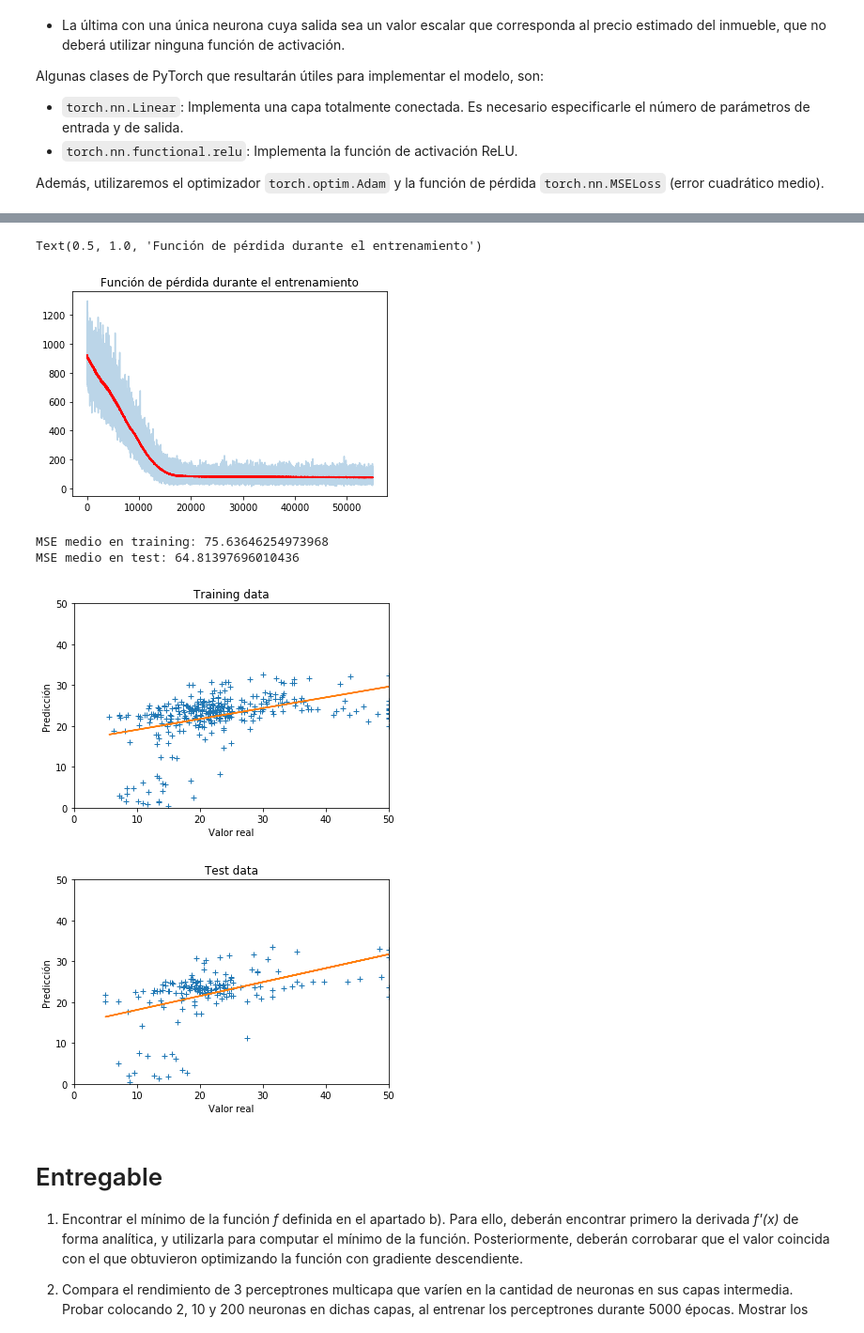
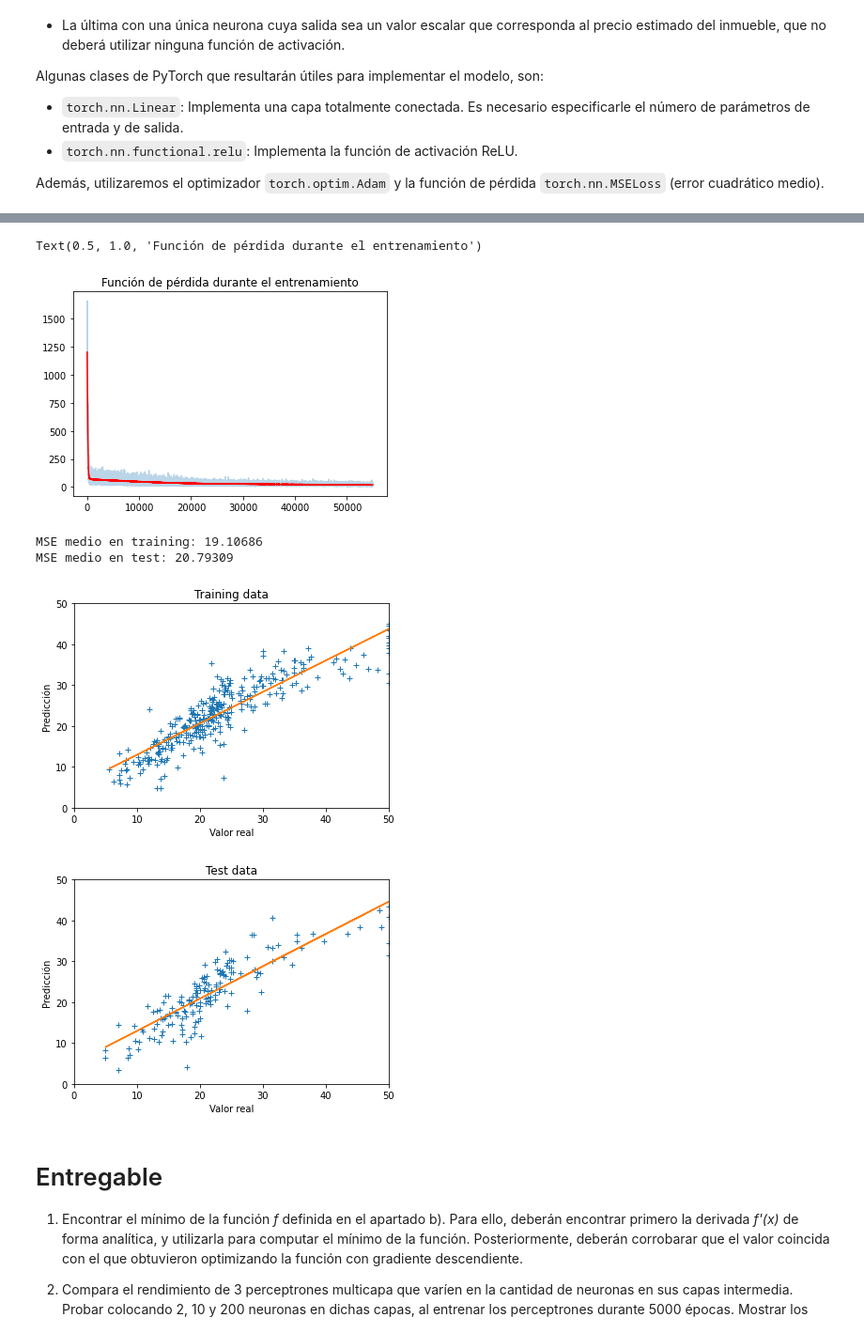
Before and after one commit to EmilianoLS/DiTellaML, a Jupyter notebook: Deep Learning/Practica_2_Estudiantes.ipynb, the cells around one changed output, grey strips where cells are left out. Shown at 94% size. Cells and saved outputs as stored; diff of their text form; code cells hidden in the pictures.

```diff
--- a/Deep Learning/Practica_2_Estudiantes.ipynb
+++ b/Deep Learning/Practica_2_Estudiantes.ipynb
@@ -178,25 +178,28 @@ learning_rate = 0.00001
 class Net(torch.nn.Module):
     def __init__(self, input_features, size_hidden, n_output):
         super(Net, self).__init__()
-        self.hidden1 = .....
-        self.hidden2 = .....
-        self.out = .....
+        self.hidden1 = nn.Linear(input_features, size_hidden) # First layer
+        self.hidden2 = nn.Linear(size_hidden, size_hidden)    # Second layer
+        self.out = nn.Linear(size_hidden, n_output)           # Output layer
 
     def forward(self, x):
-        x = .....      # activation function for hidden layer
-                     # linear output
+        x = F.relu(self.hidden1(x))      # activation function for hidden layer linear output
+        x = F.relu(self.hidden2(x))
+        x = self.out(x)
         return x
 
 # Definimos el modelo del perceptrón
-net = Net( .... , ..... , ......)
+# Establezco el tamaño de entrada a la red (cantidad de features entrantes)
+input_size = len(dataset_boston['feature_names'])
+net = Net(input_size, 100 , 1)
 
 # Construimos el optimizador, y le indicamos que los parámetros a optimizar
 # son los del modelo definido: net.parameters()
 
-optimizer = torch.optim.Adam( ...... , lr=learning_rate)
+optimizer = torch.optim.Adam(net.parameters(), lr=learning_rate)
 
 # Definimos también la función de pérdida a utilizar
-criterion = .....
+criterion = torch.nn.MSELoss()
 
 # Creamos el objeto dataset que empaqueta los array de numpy para que puedan
 # ser leidos por PyTorch
@@ -220,16 +223,19 @@ for i in range(num_epochs):
     # Itero sobre todos los batches del dataset
     for x, y in loader:
         # Seteo en cero los gradientes de los parámetros a optimizar
-        optimizer.......
+        optimizer.zero_grad()
 
         # Realizo la pasada forward computando la loss entre la salida de la red `net(x)` y las etiquetas `y`
-        loss = .......
+        # Forward pass
+        prediction = net(x)
+        # Funcion de perdida
+        loss = criterion(prediction, y)
 
         # Realizo la pasada backward por la red
-        loss......
+        loss.backward()
 
         # Actualizo los pesos de la red con el optimizador
-        optimizer.......
+        optimizer.step()
 
         # Me guardo el valor actual de la función de pérdida para luego graficarlo
         loss_list.append(loss.data.item())
@@ -268,5 +274,5 @@ Epoch 4900, loss = 63.7695
 Text(0.5, 1.0, 'Función de pérdida durante el entrenamiento')
-[figure, old version]
+[figure, new version]
 # %%
 from sklearn.linear_model import LinearRegression
 from numpy.linalg import norm
@@ -301,10 +307,10 @@ plotScatter(y_test, y_pred_test, "Test data")
 print ("MSE medio en training: " + str(((y_train - y_pred_train)**2).mean()))
 print ("MSE medio en test: " + str(((y_test - y_pred_test)**2).mean()))
 # %% [output]
-MSE medio en training: 75.63646254973968
-MSE medio en test: 64.81397696010436
+MSE medio en training: 19.10686
+MSE medio en test: 20.79309
-[figure, old version]
+[figure, new version]
-[figure, old version]
+[figure, new version]
 # %% [markdown]
 # Entregable
 1. Encontrar el mínimo de la función *f* definida en el apartado b). Para ello, deberán encontrar primero la derivada *f'(x)* de forma analítica, y utilizarla para computar el mínimo de la función. Posteriormente, deberán corrobarar que el valor coincida con el que obtuvieron optimizando la función con gradiente descendiente.
```
Also changed, not shown: parts of 1 cell of this notebook.
